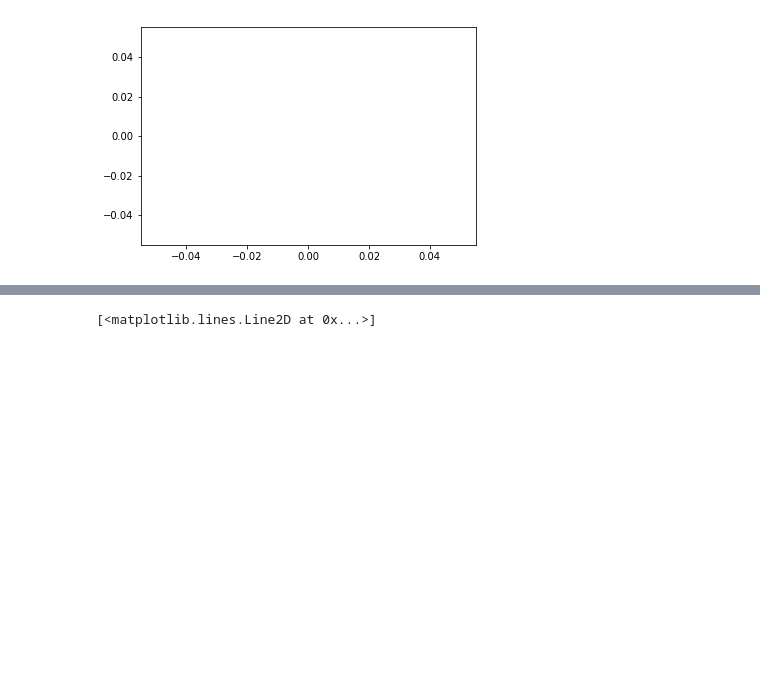
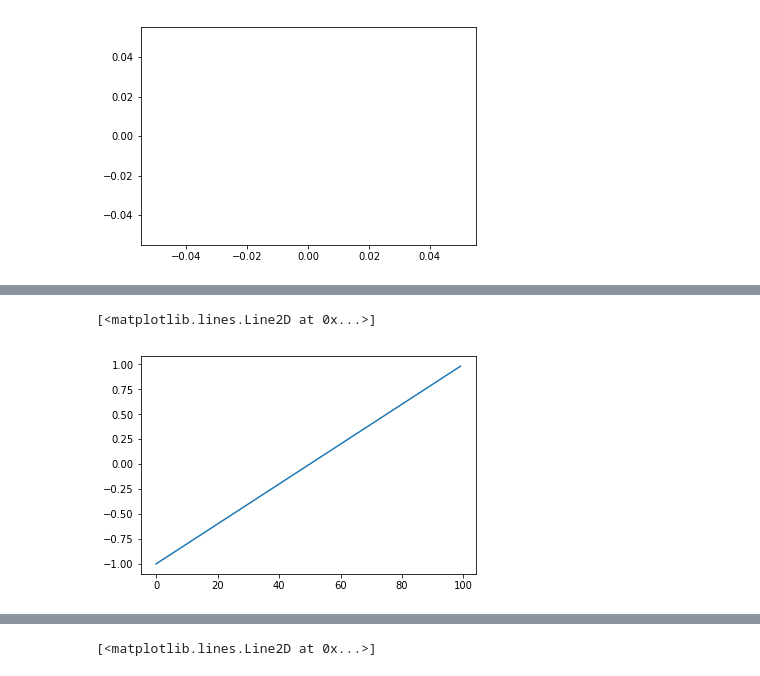
Before and after one commit to drmattyg/kinetic_art, a Jupyter notebook: happiness/happiness.ipynb, the cells around one changed output, grey strips where cells are left out. Drawn from its saved outputs; the diff is of its cells as text; code cells hidden in the pictures; blank space fills up the shorter version.

```diff
--- a/happiness/happiness.ipynb
+++ b/happiness/happiness.ipynb
@@ -101,3 +106,9 @@ plt.plot(x, y)
+# %%
+v = np.arange(0, 1, 0.01)
+plt.plot(2*v - 1)
+# %% [output]
+[<matplotlib.lines.Line2D at 0x...>]
+[figure, added]
 # %%
 from math import sqrt
 
```
Also changed, not shown: parts of 2 cells of this notebook, 2 other files.
